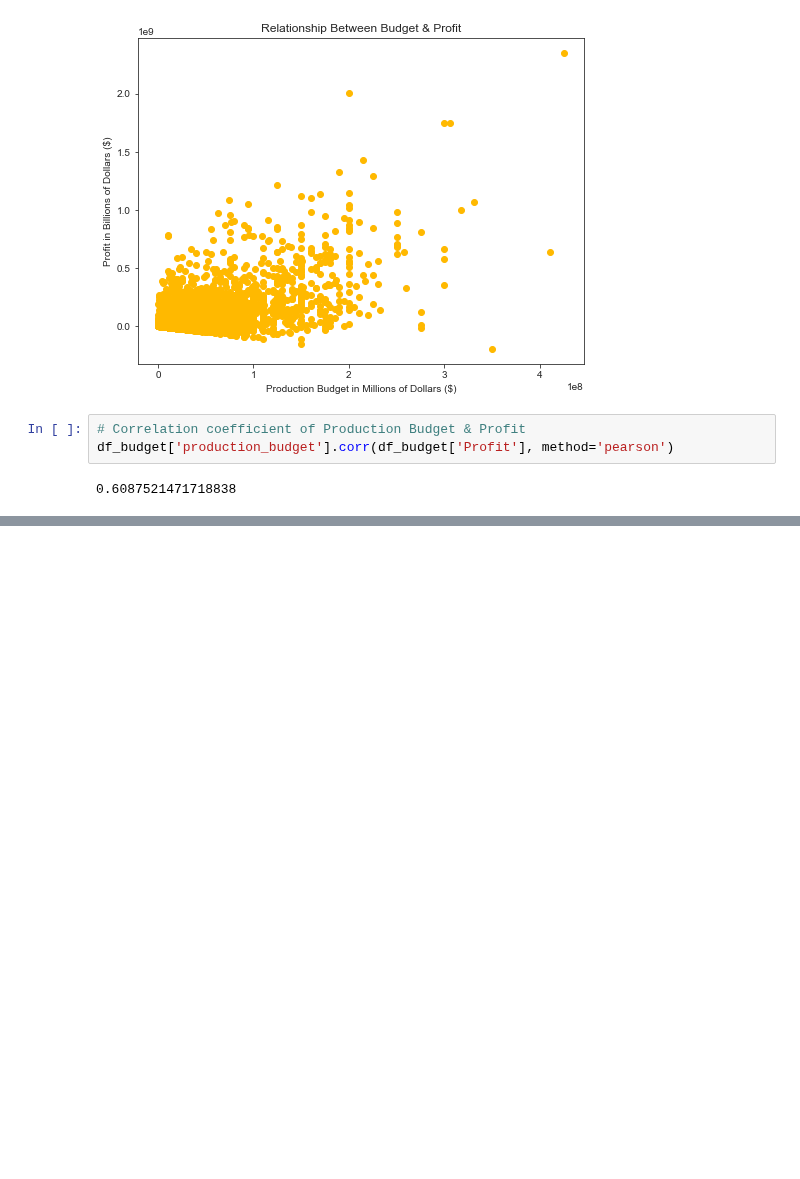
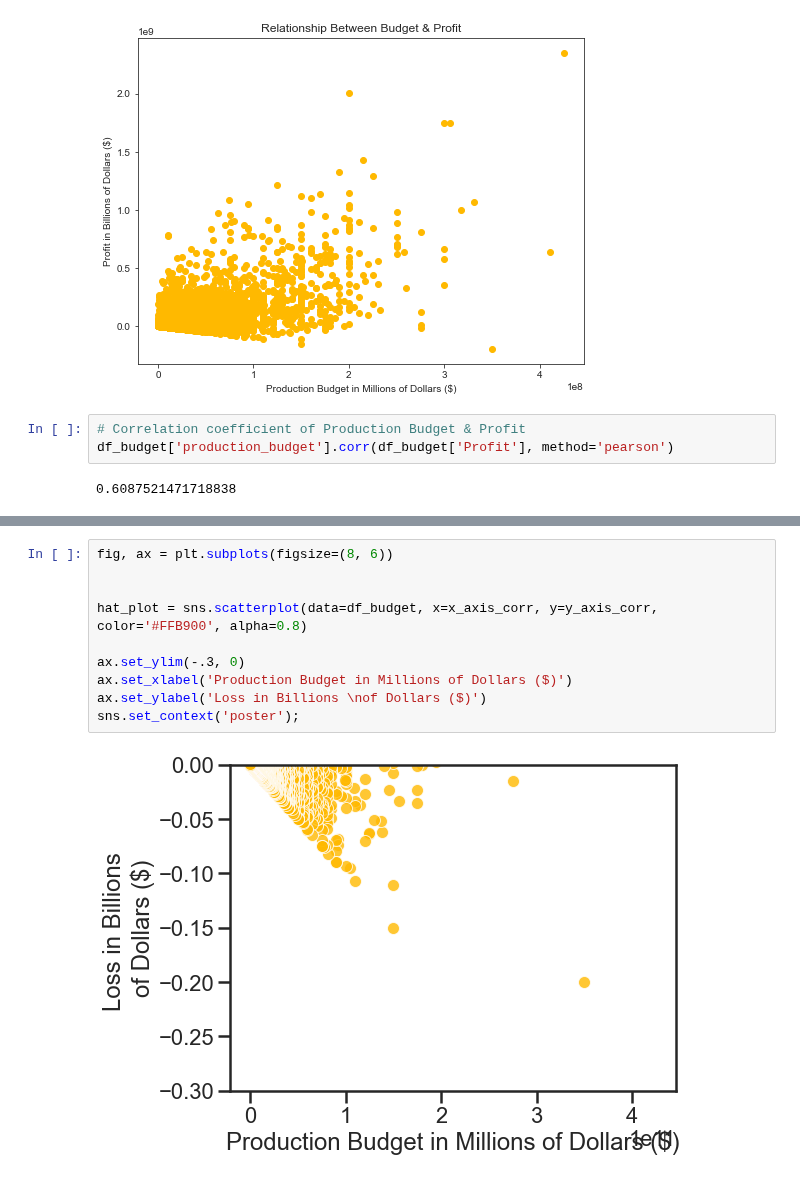
Before and after one commit to epradojr/Microsoft-Movie-Studio-Business-Proposition, a Jupyter notebook: Phase1-Project-Hatice.ipynb, the cells around one changed output, grey strips where cells are left out. Saved outputs shown, nothing was run; the diff lists cells and outputs as text; blank space fills up the shorter version.

```diff
--- a/Phase1-Project-Hatice.ipynb
+++ b/Phase1-Project-Hatice.ipynb
@@ -389,0 +427,12 @@ df_budget.head()
+# %%
+fig, ax = plt.subplots(figsize=(8, 6))
+
+
+hat_plot = sns.scatterplot(data=df_budget, x=x_axis_corr, y=y_axis_corr, color='#FFB900', alpha=0.8)
+
+ax.set_ylim(-.3, 0)
+ax.set_xlabel('Production Budget in Millions of Dollars ($)')
+ax.set_ylabel('Loss in Billions \nof Dollars ($)')
+sns.set_context('poster');
+# %% [output]
+[figure, added]
```
Also changed, not shown: parts of 6 cells of this notebook, 4 other files.
